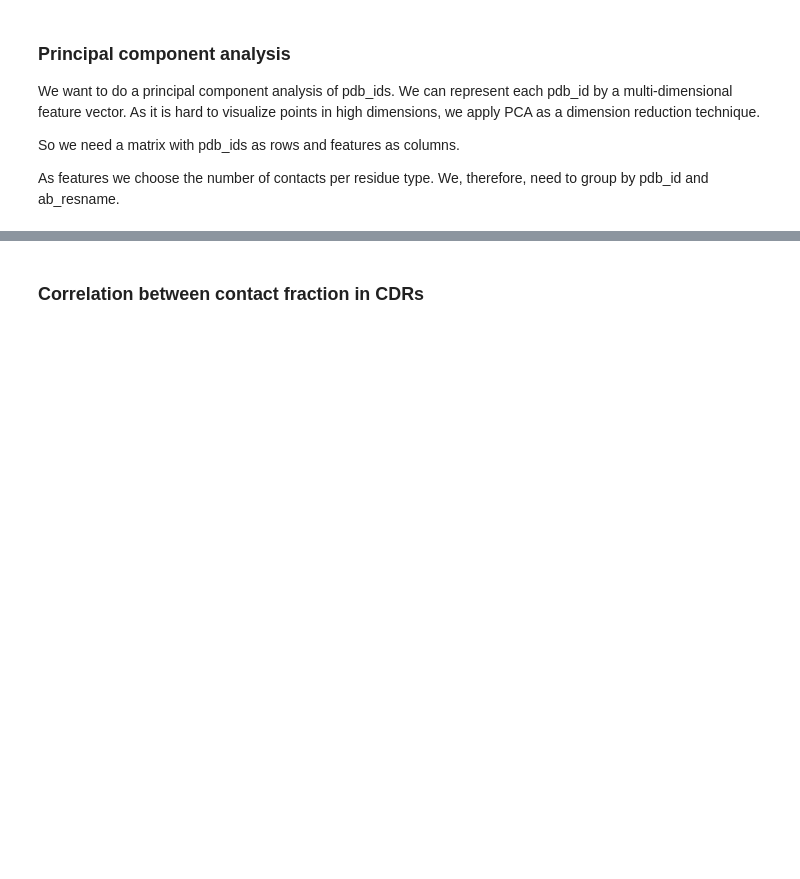
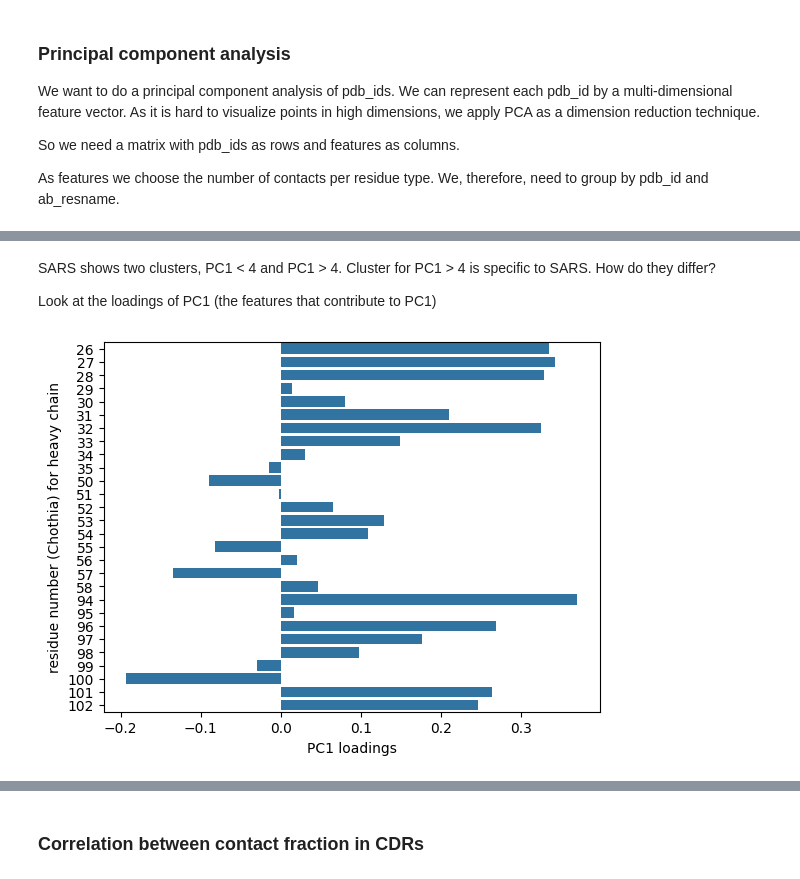
Before and after one commit to mfz/sabdab, a Jupyter notebook: notebooks/14_analyze_contacts.ipynb, the cells around one changed output, grey strips where cells are left out. Drawn from its saved outputs; the diff is of its cells as text; code cells hidden in the pictures; blank space fills up the shorter version.

```diff
--- a/notebooks/14_analyze_contacts.ipynb
+++ b/notebooks/14_analyze_contacts.ipynb
@@ -485,0 +462,12 @@ sns.relplot(data=df_pca, x="PC1", y="PC2", hue = "species", col = "species", row
+# %% [markdown]
+SARS shows two clusters, PC1 < 4 and PC1 > 4. Cluster for PC1 > 4 is specific to SARS. How do they differ?
+
+Look at the loadings of PC1 (the features that contribute to PC1)
+# %%
+pc1_loadings = pd.Series(pca.components_[0], index = p.columns)
+sns.barplot(pc1_loadings, orient="y")
+plt.ylabel("residue number (Chothia) for heavy chain")
+plt.xlabel("PC1 loadings")
+plt.show()
+# %% [output]
+[figure, added]
```
Also changed, not shown: parts of 20 cells of this notebook.
